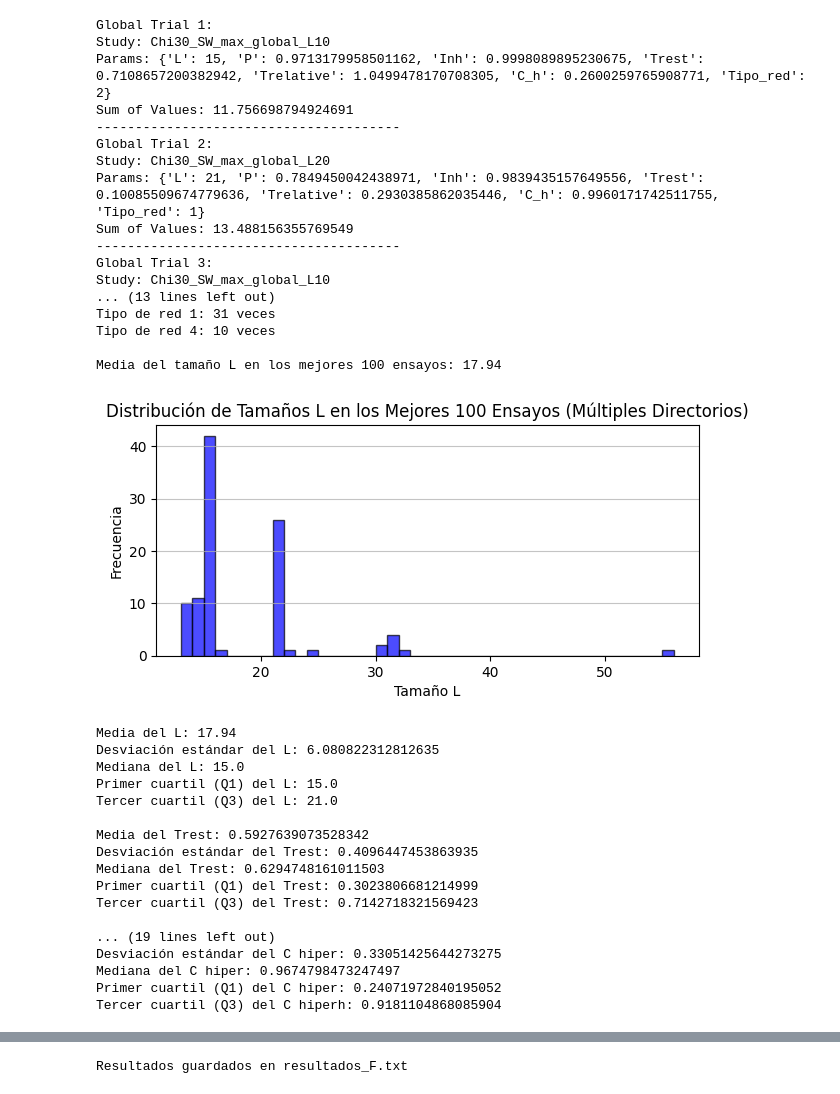
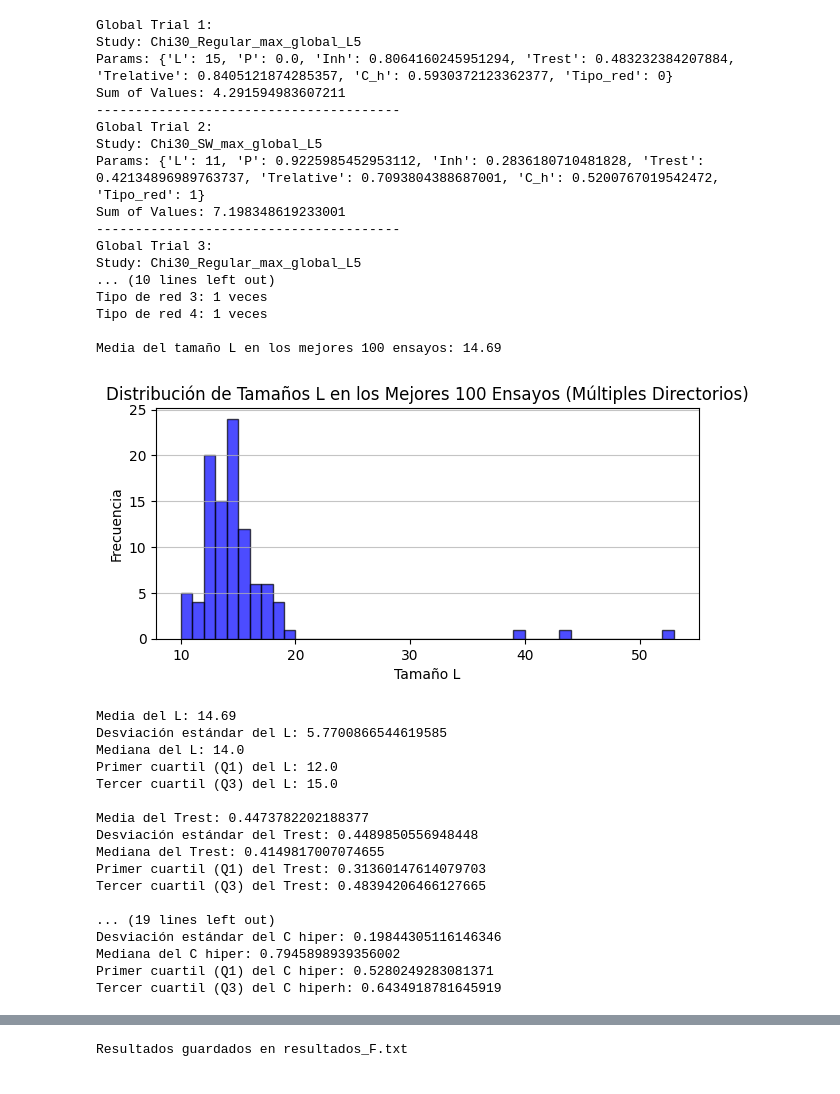
Before and after one commit to juanmillan03/Tesis-CA, a Jupyter notebook: Codigos/V9/Analisis.ipynb, the cells around one changed output, grey strips where cells are left out. Cells and saved outputs as stored; diff of their text form; code cells hidden in the pictures.

```diff
--- a/Codigos/V9/Analisis.ipynb
+++ b/Codigos/V9/Analisis.ipynb
@@ -17,7 +17,7 @@ import seaborn as sns
 # %%
 number_top=100
 # %%
-study_directories = ["Estudios/F"]
+study_directories = ["Estudios/C"]
 storage_prefix = "sqlite:///"
 all_trials_global = []
 for study_directory in study_directories:
@@ -68,45 +68,45 @@ for size in sizes:
     size_frequency_count[size] += 1  # Contar la frecuencia de cada tamaño L
 
 print(f"Frecuencia de aparición de cada estudio en los mejores {number_top} ensayos:")
 for study_name, count in study_frequency_count.items():
     print(f"Estudio {study_name}: {count} veces")
 
 # Mostrar la frecuencia de cada tipo de red en los mejores ensayos
 print(f"Frecuencia de cada tipo de red en los mejores {number_top} ensayos:")
 for network_type, count in network_type_frequency_count.items():
     print(f"Tipo de red {network_type}: {count} veces")
 
 # Calcular y mostrar la media del tamaño L
 mean_size = np.mean(sizes)
 print(f"\nMedia del tamaño L en los mejores {number_top} ensayos: {mean_size}")
 
 # Graficar la distribución de los tamaños L
 plt.figure(figsize=(7, 3))
 plt.hist(sizes, bins=range(min(sizes), max(sizes) + 1), alpha=0.7, color='blue', edgecolor='black')
 plt.title(f'Distribución de Tamaños L en los Mejores {number_top} Ensayos (Múltiples Directorios)')
 plt.xlabel('Tamaño L')
 plt.ylabel('Frecuencia')
 plt.grid(axis='y', alpha=0.75)
 plt.show()
 # %% [output]
 Global Trial 1:
-Study: Chi30_SW_max_global_L10
-Params: {'L': 15, 'P': 0.9713179958501162, 'Inh': 0.9998089895230675, 'Trest': 0.7108657200382942, 'Trelative': 1.0499478170708305, 'C_h': 0.2600259765908771, 'Tipo_red': 2}
-Sum of Values: 11.756698794924691
+Study: Chi30_Regular_max_global_L5
+Params: {'L': 15, 'P': 0.0, 'Inh': 0.8064160245951294, 'Trest': 0.483232384207884, 'Trelative': 0.8405121874285357, 'C_h': 0.5930372123362377, 'Tipo_red': 0}
+Sum of Values: 4.291594983607211
 ---------------------------------------
 Global Trial 2:
-Study: Chi30_SW_max_global_L20
-Params: {'L': 21, 'P': 0.7849450042438971, 'Inh': 0.9839435157649556, 'Trest': 0.10085509674779636, 'Trelative': 0.2930385862035446, 'C_h': 0.9960171742511755, 'Tipo_red': 1}
-Sum of Values: 13.488156355769549
+Study: Chi30_SW_max_global_L5
+Params: {'L': 11, 'P': 0.9225985452953112, 'Inh': 0.2836180710481828, 'Trest': 0.42134896989763737, 'Trelative': 0.7093804388687001, 'C_h': 0.5200767019542472, 'Tipo_red': 1}
+Sum of Values: 7.198348619233001
 ---------------------------------------
 Global Trial 3:
-Study: Chi30_SW_max_global_L10
-... (13 lines left out)
-Tipo de red 1: 31 veces
-Tipo de red 4: 10 veces
+Study: Chi30_Regular_max_global_L5
+... (10 lines left out)
+Tipo de red 3: 1 veces
+Tipo de red 4: 1 veces
 
-Media del tamaño L en los mejores 100 ensayos: 17.94
+Media del tamaño L en los mejores 100 ensayos: 14.69
-[figure, old version]
+[figure, new version]
 # %%
 study_names = [trial.study_name for trial in best_trials_global]
 network_types = [trial.params['Tipo_red'] for trial in best_trials_global]
@@ -163,23 +163,23 @@ print(f"Mediana del C hiper: { np.median(Inh_values)}")
 print(f"Primer cuartil (Q1) del C hiper: {np.percentile(Chiper, 25)}")
 print(f"Tercer cuartil (Q3) del C hiperh: {np.percentile(Chiper, 75)}")
 # %% [output]
-Media del L: 17.94
-Desviación estándar del L: 6.080822312812635
-Mediana del L: 15.0
-Primer cuartil (Q1) del L: 15.0
-Tercer cuartil (Q3) del L: 21.0
+Media del L: 14.69
+Desviación estándar del L: 5.7700866544619585
+Mediana del L: 14.0
+Primer cuartil (Q1) del L: 12.0
+Tercer cuartil (Q3) del L: 15.0
 
-Media del Trest: 0.5927639073528342
-Desviación estándar del Trest: 0.4096447453863935
-Mediana del Trest: 0.6294748161011503
-Primer cuartil (Q1) del Trest: 0.3023806681214999
-Tercer cuartil (Q3) del Trest: 0.7142718321569423
+Media del Trest: 0.4473782202188377
+Desviación estándar del Trest: 0.4489850556948448
+Mediana del Trest: 0.4149817007074655
+Primer cuartil (Q1) del Trest: 0.31360147614079703
+Tercer cuartil (Q3) del Trest: 0.48394206466127665
 
 ... (19 lines left out)
-Desviación estándar del C hiper: 0.33051425644273275
-Mediana del C hiper: 0.9674798473247497
-Primer cuartil (Q1) del C hiper: 0.24071972840195052
-Tercer cuartil (Q3) del C hiperh: 0.9181104868085904
+Desviación estándar del C hiper: 0.19844305116146346
+Mediana del C hiper: 0.7945898939356002
+Primer cuartil (Q1) del C hiper: 0.5280249283081371
+Tercer cuartil (Q3) del C hiperh: 0.6434918781645919
 # %%
 plt.figure(figsize=(18, 8))
 
```
Also changed, not shown: parts of 2 cells of this notebook, 30 other files.
